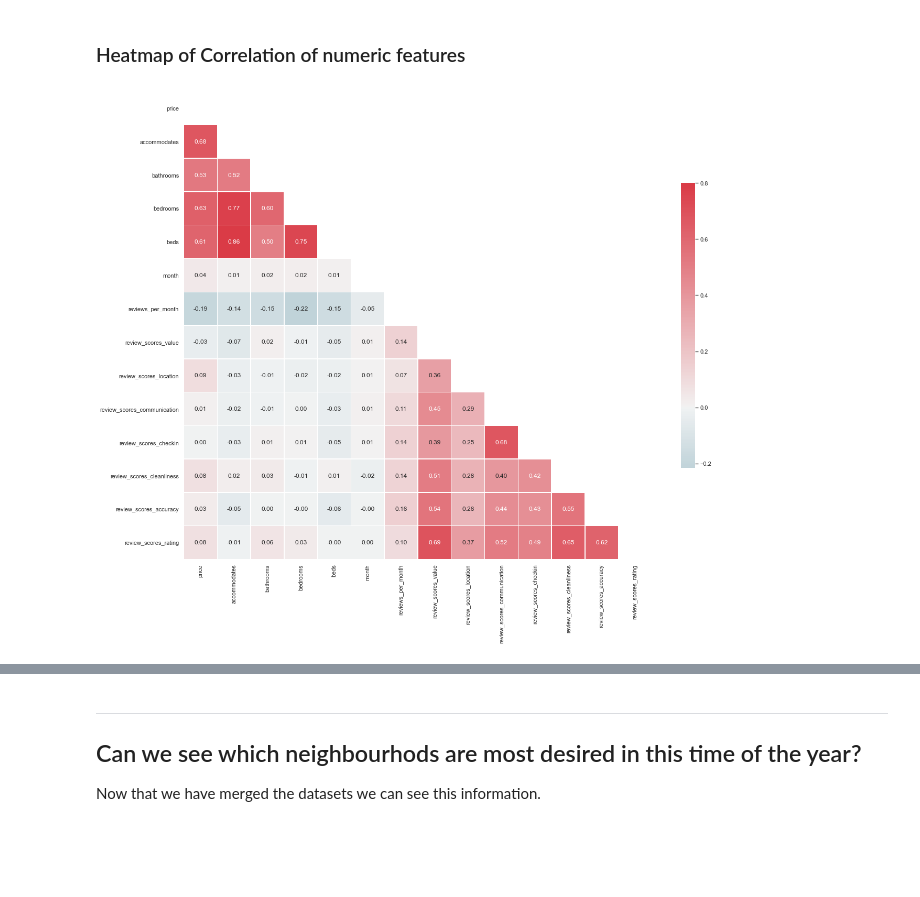
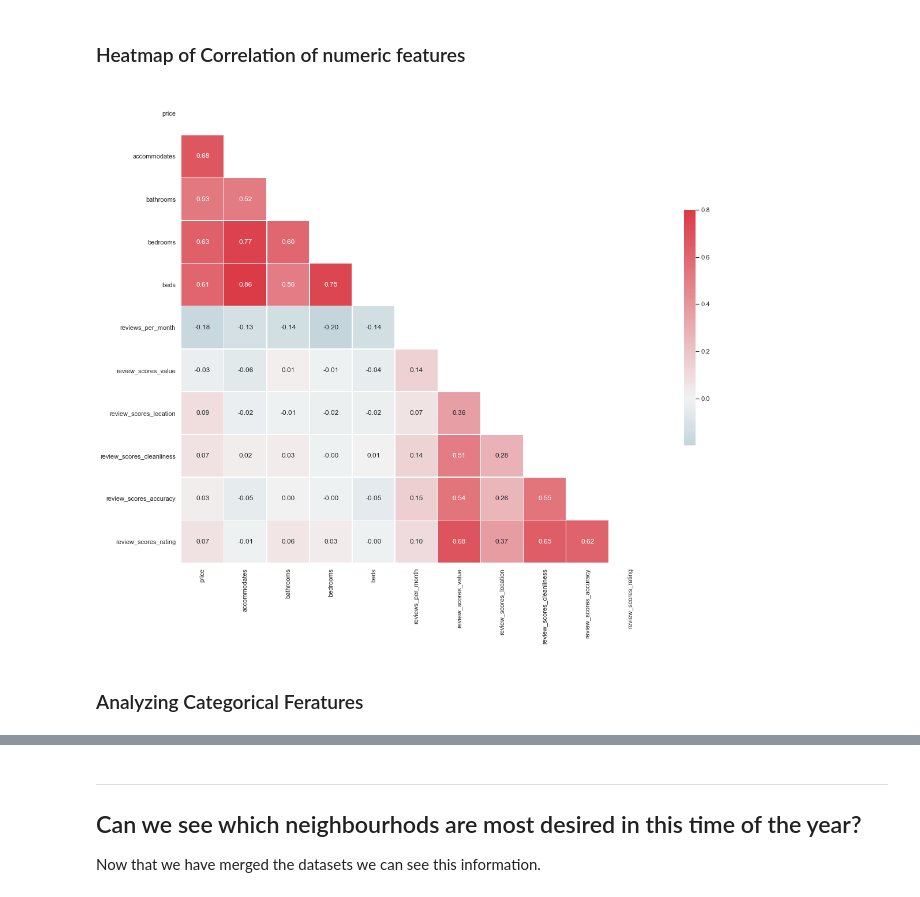
Before and after one commit to marceloestevam/Project1_SeattleAirBnb_data, a Jupyter notebook: 1st_project_nanodegree.ipynb, the cells around one changed output, grey strips where cells are left out. Drawn from its saved outputs; the diff is of its cells as text; code cells hidden in the pictures; blank space fills up the shorter version.

```diff
--- a/1st_project_nanodegree.ipynb
+++ b/1st_project_nanodegree.ipynb
@@ -341,7 +341,7 @@ listings_by_month_agg.index = np.arange(1,len(listings_by_month_agg)+1)
 listings_by_month_agg['Percentage'] = listings_by_month_agg['Available']/listings_by_month_agg['Total']
 
 # stacked bars plot
-f, ax = plt.subplots(figsize=(13, 8))
+f, ax = plt.subplots(figsize=(15, 8))
 sns.set_color_codes("pastel")
 topbar = sns.barplot(x=listings_by_month_agg.index,
                      y=listings_by_month_agg.Total,
@@ -418,7 +418,7 @@ average_price_by_month = pd.DataFrame(data=calendar_df.groupby(['month'])['price
 average_price_by_month.index.rename('month', inplace=True)
 
 # plot
-f, ax = plt.subplots(figsize=(13, 8))
+f, ax = plt.subplots(figsize=(15, 8))
 sns.set_color_codes("pastel")
 avg_price_plot = sns.barplot(x=average_price_by_month.index,
                         y=average_price_by_month.price,
@@ -868,41 +868,40 @@ pd.DataFrame(listings_df_cleansed.columns).to_csv('columns.csv')
 ### Heatmap of Correlation of numeric features
 # %%
 # Compute the correlation matrix of the numeric columns
-columns = ['price',
+numerical_features = ['price',
            'accommodates',
            'bathrooms',
            'bedrooms',
            'beds',
-           'month',
           'reviews_per_month',
           'review_scores_value',
           'review_scores_location',
-          'review_scores_communication',
-          'review_scores_checkin',
           'review_scores_cleanliness',
           'review_scores_accuracy',
           'review_scores_rating'
           ]
 
-corr = df_merged[columns].corr()
+corr = df_merged[numerical_features].corr()
 
 # Generate a mask for the upper triangle
 mask = np.zeros_like(corr, dtype=bool)
 mask[np.triu_indices_from(mask)] = True
 
 # Set up the matplotlib figure
 sns.set(style="white")
-f, ax = plt.subplots(figsize=(20, 20))
+f, ax = plt.subplots(figsize=(20, 15))
 
 # Generate a custom diverging colormap
 cmap = sns.diverging_palette(220, 10, as_cmap=True)
 
 # Draw the heatmap with the mask and correct aspect ratio
 sns.set(font_scale=1)
 heatmap = sns.heatmap(corr, mask=mask, cmap=cmap, vmax=.8, center=0,fmt = '.2f',
             square=True,annot=True, linewidths=.5, cbar_kws={"shrink": .5})
 
 fig = heatmap.get_figure()
 fig.savefig('correlations.png')
 # %% [output]
-[figure, old version]
+[figure, new version]
+# %% [markdown]
+### Analyzing Categorical Feratures
```
Also changed, not shown: parts of 15 cells of this notebook, 9 other files.
